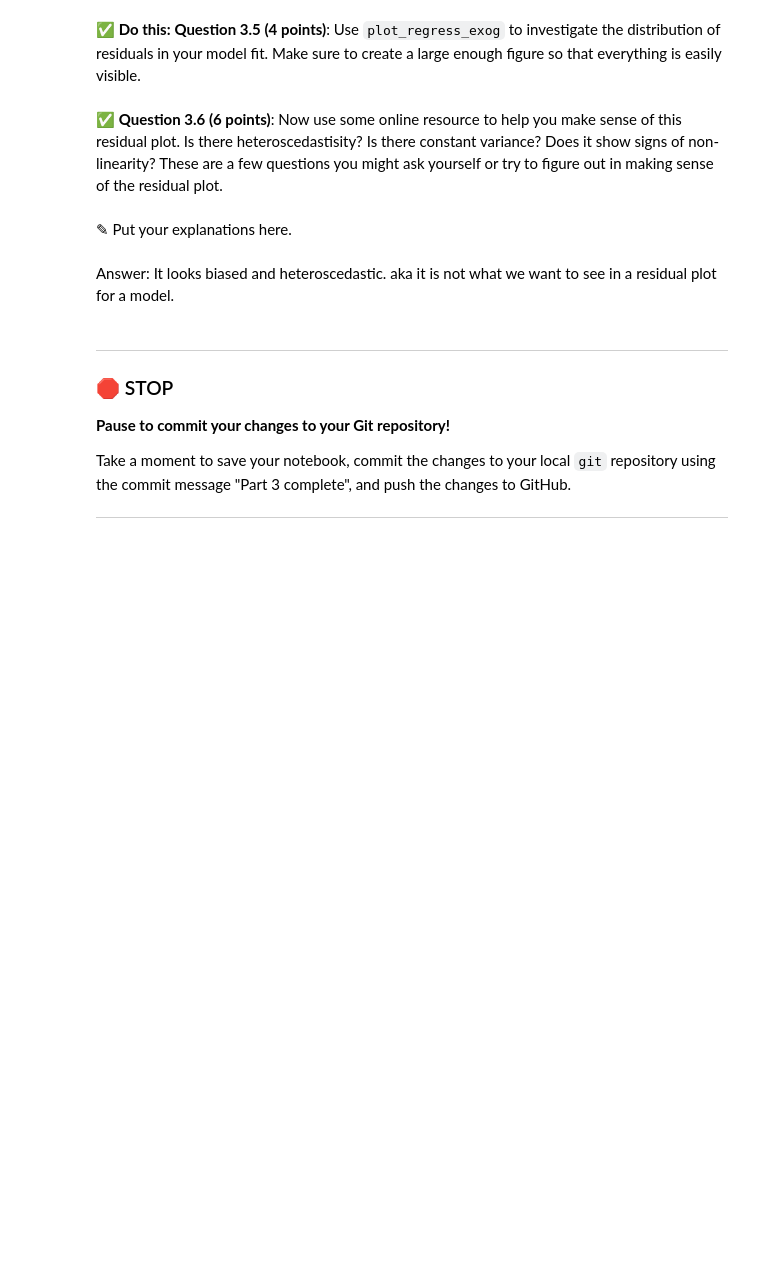
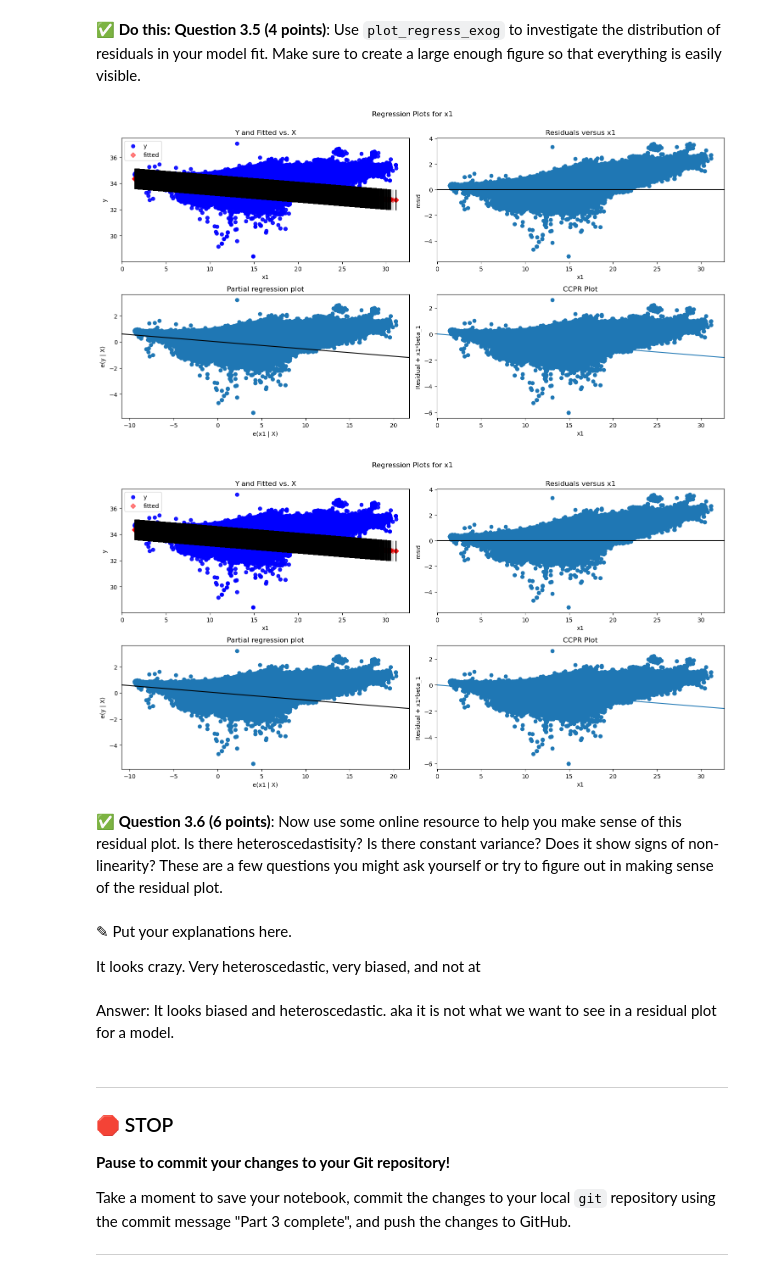
Before and after one commit to jackcienkus/CMSE202-s25-turnin, a Jupyter notebook: hw-03/HW-03_Regression-S25-STUDENT.ipynb, the cells around one changed output. Drawn from its saved outputs; the diff is of its cells as text; code cells hidden in the pictures; blank space fills up the shorter version.

```diff
--- a/hw-03/HW-03_Regression-S25-STUDENT.ipynb
+++ b/hw-03/HW-03_Regression-S25-STUDENT.ipynb
@@ -179,7 +225,16 @@ In this part, we'll perform some one-variable linear and polynomial regression a
+# %%
+# Put code here.
+fig = plt.figure(figsize=(15,8))
+sm.graphics.plot_regress_exog(results, 'x1', fig=fig)
+# %% [output]
+[figure, added]
+[figure, added]
 # %% [markdown]
 &#9989;  **Question 3.6 (6 points)**: Now use some online resource to help you make sense of this residual plot. Is there heteroscedastisity? Is there constant variance? Does it show signs of non-linearity? These are a few questions you might ask yourself or try to figure out in making sense of the residual plot.
 # %% [markdown]
 <font size=+3>&#9998;</font> Put your explanations here.
+
+It looks crazy. Very heteroscedastic, very biased, and not at
 # %% [markdown]
 Answer: It looks biased and heteroscedastic. aka it is not what we want to see in a residual plot for a model.
 # %% [markdown]
```
Also changed, not shown: parts of 9 cells of this notebook.
